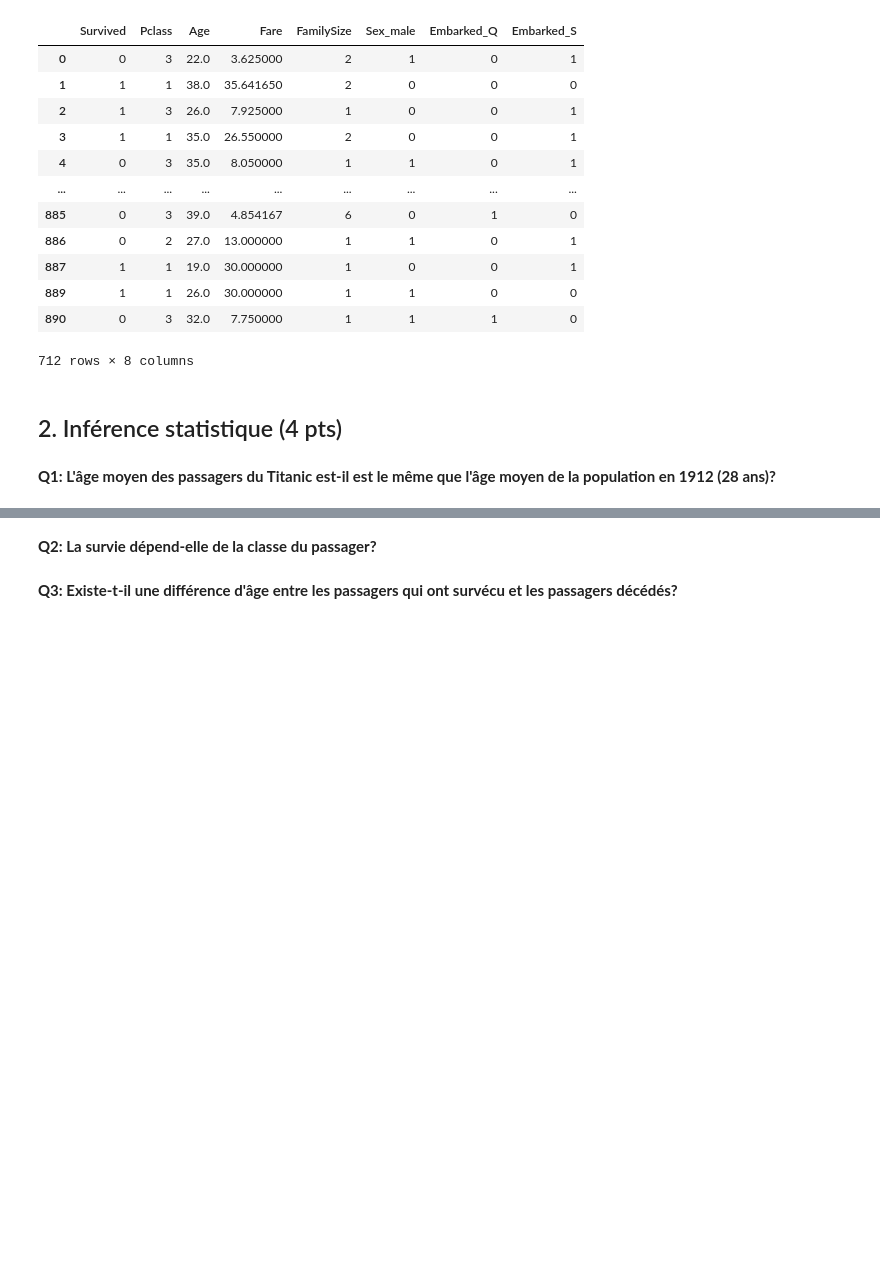
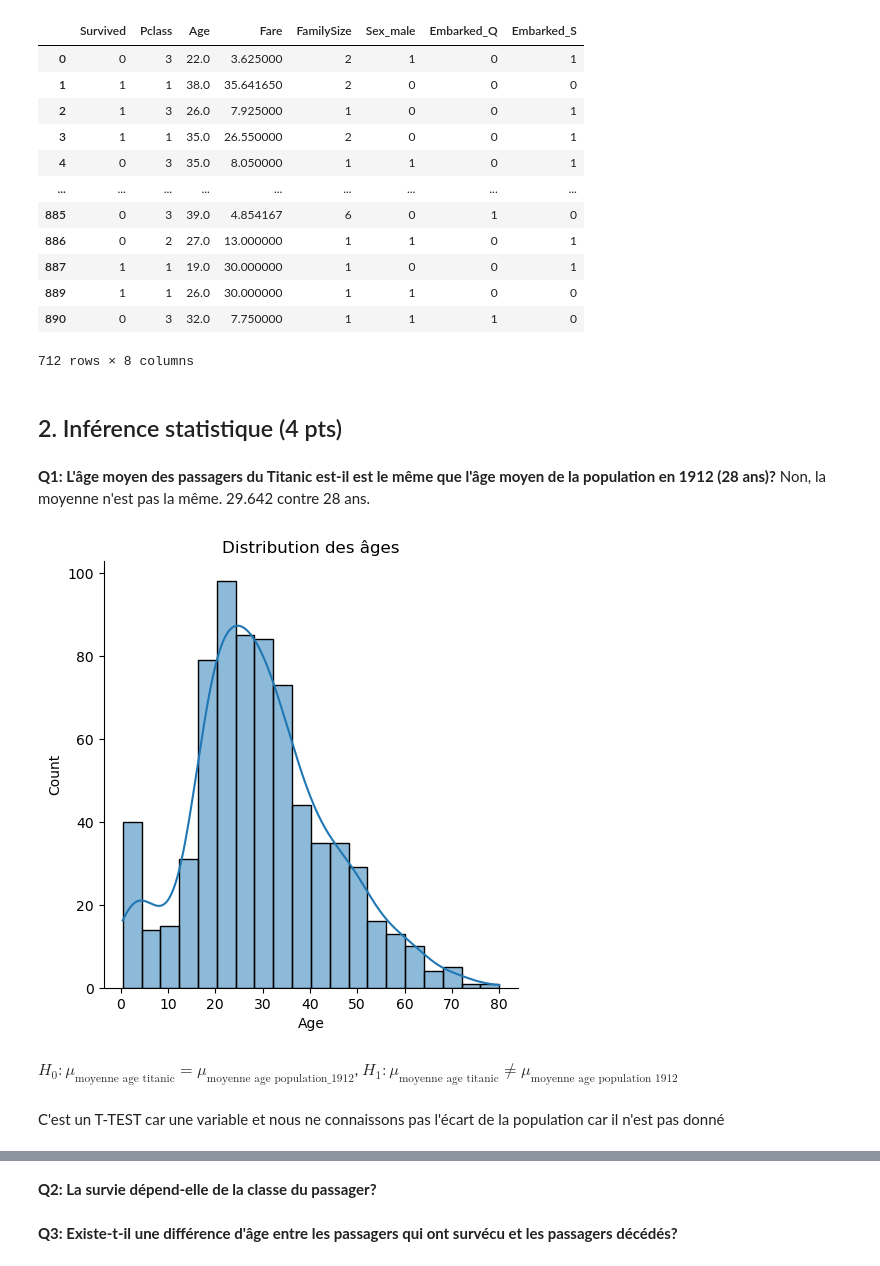
Before and after one commit to VictorFeller/Analyse-de-donn-es-Titanic, a Jupyter notebook: Projet.ipynb, the cells around one changed output, grey strips where cells are left out. Cells and saved outputs as stored; diff of their text form; code cells hidden in the pictures; blank space fills up the shorter version.

```diff
--- a/Projet.ipynb
+++ b/Projet.ipynb
@@ -108,3 +114,4 @@ display(data_clean)
 ## 2. Inférence statistique (4 pts)
 # %% [markdown]
 **Q1: L'âge moyen des passagers du Titanic est-il est le même que l'âge moyen de la population en 1912 (28 ans)?**
+Non, la moyenne n'est pas la même. 29.642 contre 28 ans.
@@ -110,0 +122,16 @@ display(data_clean)
+# %%
+#Visualisation
+#Histogramme de l'âge de tous les passagers du Titanic
+sns.displot(
+    data=data_clean, # notre dataframe
+    x="Age", # colonne qui nous intéresse
+    kde=True # ajouter une courbe d'estimation
+)
+plt.title("Distribution des âges")
+plt.show()
+# %% [output]
+[figure, added]
+# %% [markdown]
+$H_0: \mu_{\text{moyenne age titanic}} = \mu_{\text{moyenne age population_1912}}$, $H_1: \mu_{\text{moyenne age titanic}} \ne \mu_{\text{moyenne age population 1912}}$
+# %% [markdown]
+C'est un T-TEST car une variable et nous ne connaissons pas l'écart de la population car il n'est pas donné
```
Also changed, not shown: parts of 4 cells of this notebook.
